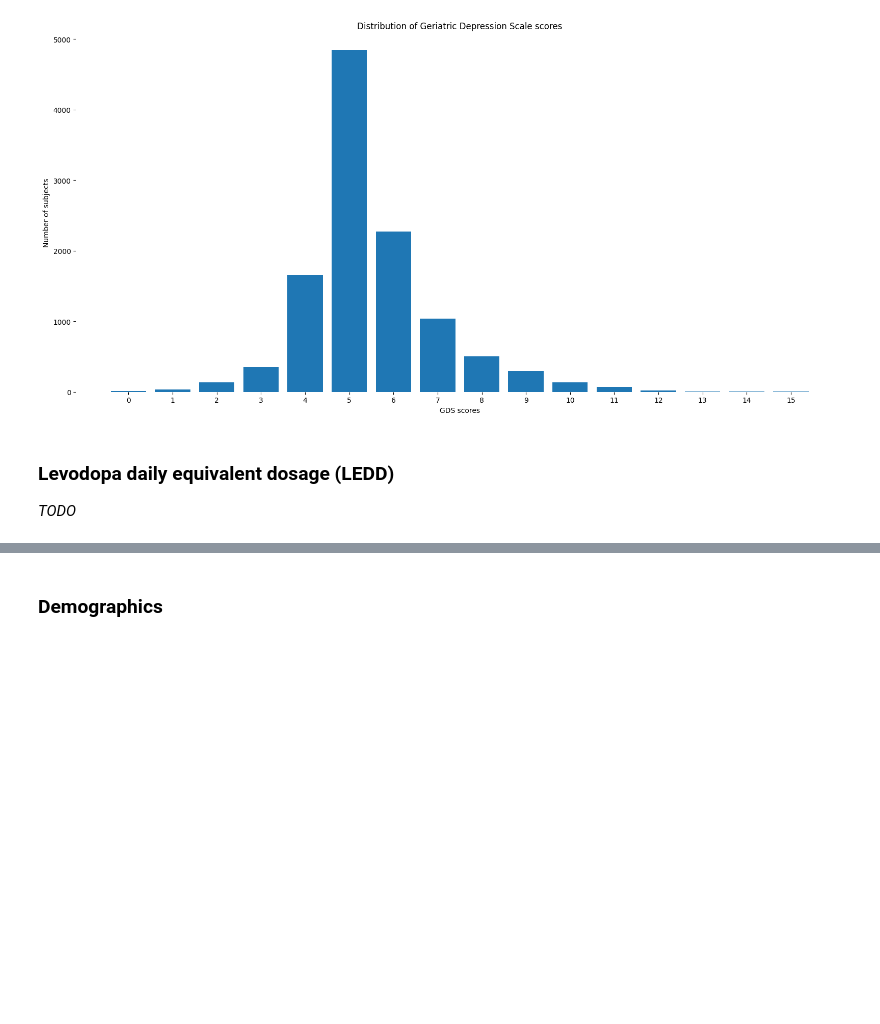
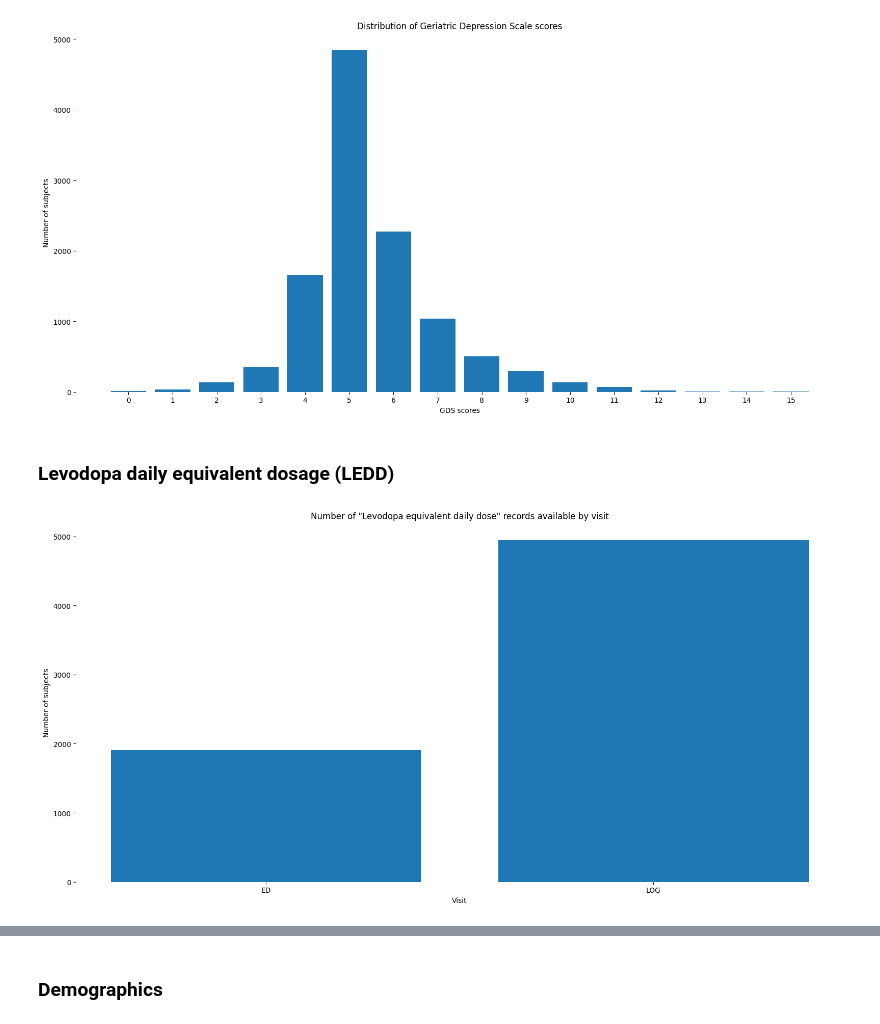
Before and after one commit to LivingPark-MRI/sterling-etal-2016, a Jupyter notebook: sterling-etal-2016.ipynb, the cells around one changed output, grey strips where cells are left out. Cells and saved outputs as stored; diff of their text form; code cells hidden in the pictures; blank space fills up the shorter version.

Commit message:
Implemented levodopa related cells

```diff
--- a/sterling-etal-2016.ipynb
+++ b/sterling-etal-2016.ipynb
@@ -217,10 +217,15 @@ plt.ylabel("Number of subjects");
 [figure]
 # %% [markdown]
 ### Levodopa daily equivalent dosage (LEDD)
-*TODO*
 # %%
-ledd = pd.read_csv(os.path.join(data_dir, "LEDD_Concomitant_Medication_Log.csv"))[
+ledd = pd.read_csv(os.path.join(inputs_dir, "LEDD_Concomitant_Medication_Log.csv"))[
     ["PATNO", "EVENT_ID", "LEDD"]
 ]
 
-# TODO interpret expression entries for LEDD as values
+dist = ledd.groupby(["EVENT_ID"]).size()
+plt.bar(dist.index.astype(str), dist.values)
+plt.title('Number of "Levodopa equivalent daily dose" records available by visit')
+plt.xlabel("Visit")
+plt.ylabel("Number of subjects");
+# %% [output]
+[figure, added]
```
Also changed, not shown: parts of 7 cells of this notebook.
